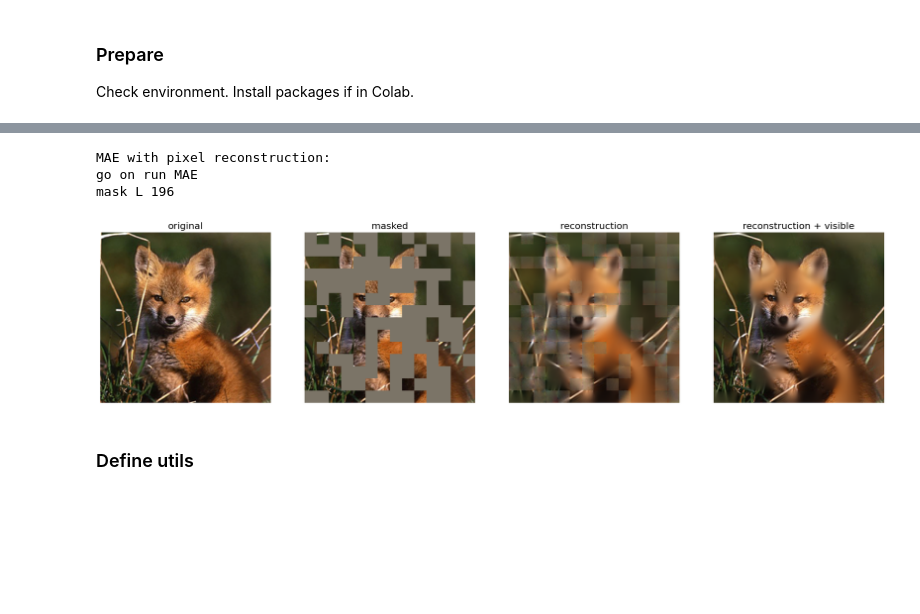
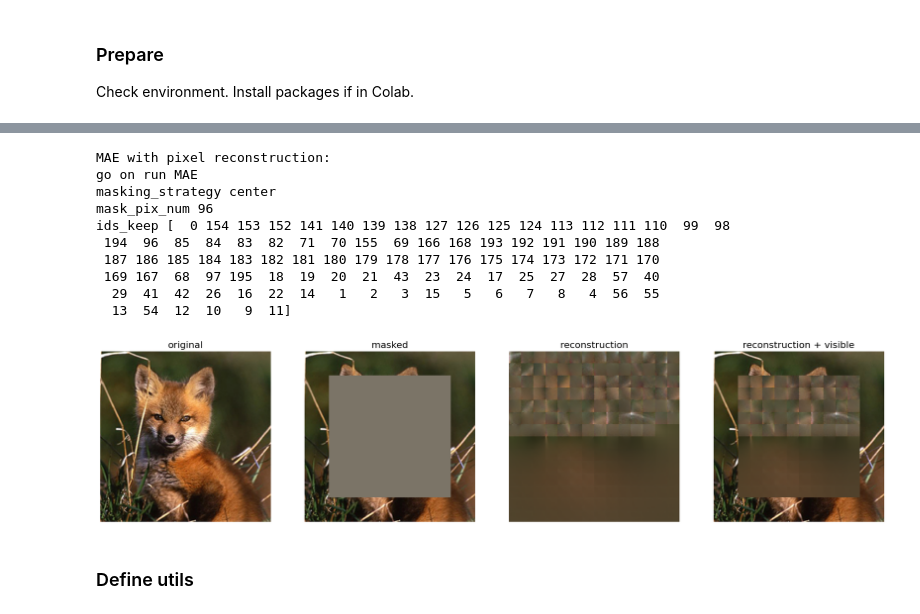
Before and after one commit to JerryX1110/mae, a Jupyter notebook: demo/mae_visualize.ipynb, the cells around one changed output, grey strips where cells are left out. Cells and saved outputs as stored; diff of their text form; code cells hidden in the pictures; blank space fills up the shorter version.

```diff
--- a/demo/mae_visualize.ipynb
+++ b/demo/mae_visualize.ipynb
@@ -47,13 +47,24 @@ Unpacking objects: 100% (68/68), 1.91 MiB | 2.60 MiB/s, done.
 # %%
 # make random mask reproducible (comment out to make it change)
 torch.manual_seed(2)
 print('MAE with pixel reconstruction:')
-run_one_image(img, model_mae, mask_ratio=0.5, masking_strategy='center')
+#run_one_image(img, model_mae, mask_ratio=1, masking_strategy='center')
+#run_one_image(img, model_mae, mask_ratio=0.5, masking_strategy='random')
+#run_one_image(img, model_mae, mask_ratio=0.75, masking_strategy='random')
+
+run_one_image(img, model_mae, mask_ratio=0.4, masking_strategy='center')
 # %% [output]
 MAE with pixel reconstruction:
 go on run MAE
-mask L 196
+masking_strategy center
+mask_pix_num 96
+ids_keep [  0 154 153 152 141 140 139 138 127 126 125 124 113 112 111 110  99  98
+ 194  96  85  84  83  82  71  70 155  69 166 168 193 192 191 190 189 188
+ 187 186 185 184 183 182 181 180 179 178 177 176 175 174 173 172 171 170
+ 169 167  68  97 195  18  19  20  21  43  23  24  17  25  27  28  57  40
+  29  41  42  26  16  22  14   1   2   3  15   5   6   7   8   4  56  55
+  13  54  12  10   9  11]
-[figure, old version]
+[figure, new version]
 # %% [markdown]
 ### Define utils
 # %%
```
Also changed, not shown: parts of 8 cells of this notebook.
